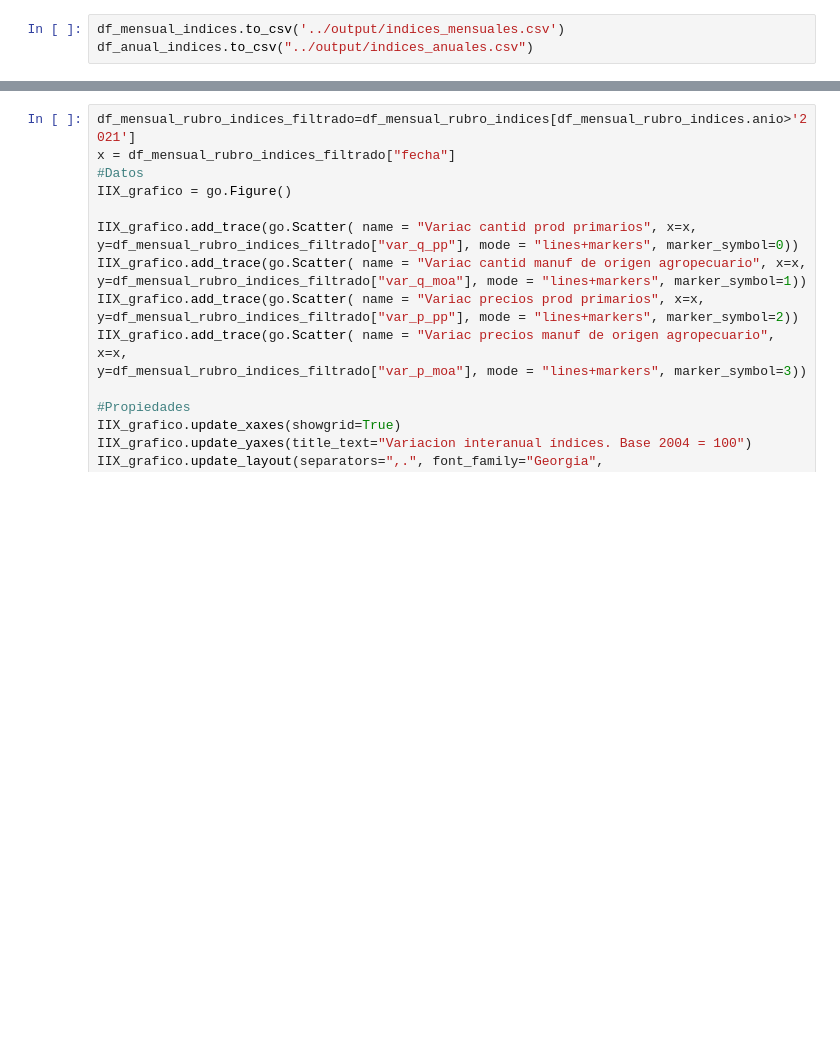
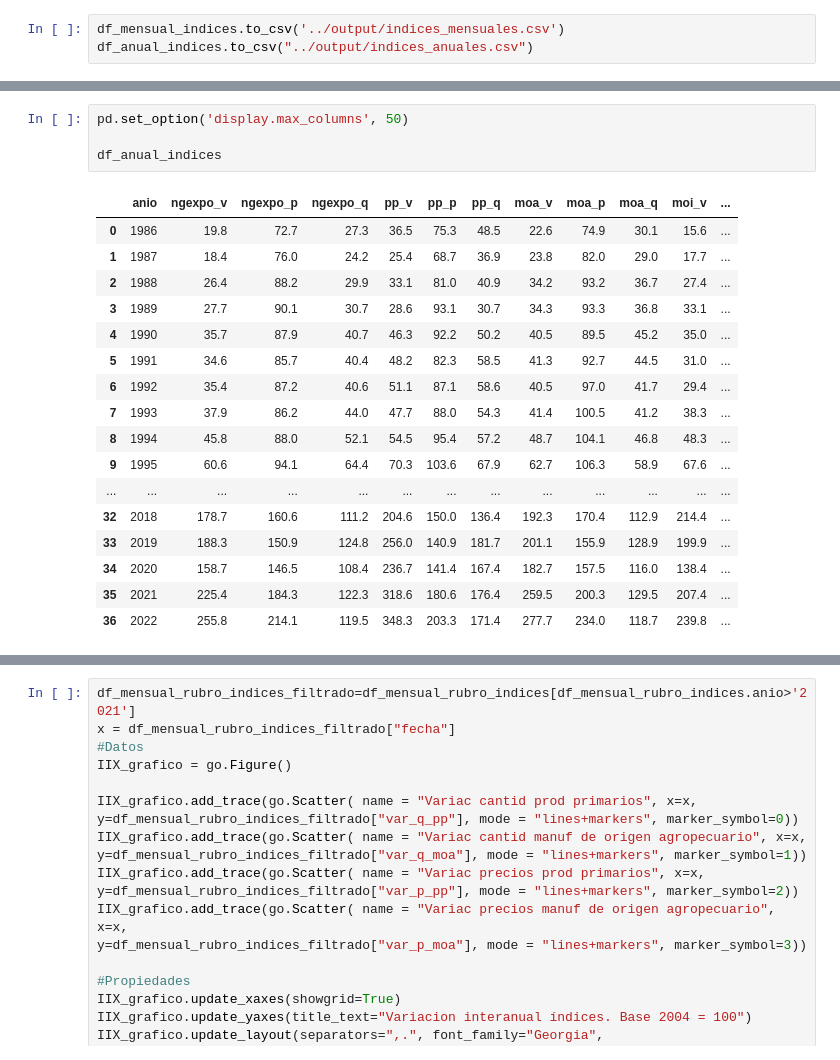
Before and after one commit to MartinBasualdo0/Scrap-indec-comex-python, a Jupyter notebook: jupyter/scrap_indices.ipynb, the cells around one changed output, grey strips where cells are left out. Drawn from its saved outputs; the diff is of its cells as text; blank space fills up the shorter version.

Commit message:
indice cye

```diff
--- a/jupyter/scrap_indices.ipynb
+++ b/jupyter/scrap_indices.ipynb
@@ -182,0 +192,22 @@ df_mensual_rubro_indices.columns
+# %%
+pd.set_option('display.max_columns', 50)
+
+df_anual_indices
+# %% [output]
+|  | anio | ngexpo_v | ngexpo_p | ngexpo_q | pp_v | pp_p | pp_q | moa_v | moa_p | moa_q | moi_v | ... |
+| 0 | 1986 | 19.8 | 72.7 | 27.3 | 36.5 | 75.3 | 48.5 | 22.6 | 74.9 | 30.1 | 15.6 | ... |
+| 1 | 1987 | 18.4 | 76.0 | 24.2 | 25.4 | 68.7 | 36.9 | 23.8 | 82.0 | 29.0 | 17.7 | ... |
+| 2 | 1988 | 26.4 | 88.2 | 29.9 | 33.1 | 81.0 | 40.9 | 34.2 | 93.2 | 36.7 | 27.4 | ... |
+| 3 | 1989 | 27.7 | 90.1 | 30.7 | 28.6 | 93.1 | 30.7 | 34.3 | 93.3 | 36.8 | 33.1 | ... |
+| 4 | 1990 | 35.7 | 87.9 | 40.7 | 46.3 | 92.2 | 50.2 | 40.5 | 89.5 | 45.2 | 35.0 | ... |
+| 5 | 1991 | 34.6 | 85.7 | 40.4 | 48.2 | 82.3 | 58.5 | 41.3 | 92.7 | 44.5 | 31.0 | ... |
+| 6 | 1992 | 35.4 | 87.2 | 40.6 | 51.1 | 87.1 | 58.6 | 40.5 | 97.0 | 41.7 | 29.4 | ... |
+| 7 | 1993 | 37.9 | 86.2 | 44.0 | 47.7 | 88.0 | 54.3 | 41.4 | 100.5 | 41.2 | 38.3 | ... |
+| 8 | 1994 | 45.8 | 88.0 | 52.1 | 54.5 | 95.4 | 57.2 | 48.7 | 104.1 | 46.8 | 48.3 | ... |
+| 9 | 1995 | 60.6 | 94.1 | 64.4 | 70.3 | 103.6 | 67.9 | 62.7 | 106.3 | 58.9 | 67.6 | ... |
+| ... | ... | ... | ... | ... | ... | ... | ... | ... | ... | ... | ... | ... |
+| 32 | 2018 | 178.7 | 160.6 | 111.2 | 204.6 | 150.0 | 136.4 | 192.3 | 170.4 | 112.9 | 214.4 | ... |
+| 33 | 2019 | 188.3 | 150.9 | 124.8 | 256.0 | 140.9 | 181.7 | 201.1 | 155.9 | 128.9 | 199.9 | ... |
+| 34 | 2020 | 158.7 | 146.5 | 108.4 | 236.7 | 141.4 | 167.4 | 182.7 | 157.5 | 116.0 | 138.4 | ... |
+| 35 | 2021 | 225.4 | 184.3 | 122.3 | 318.6 | 180.6 | 176.4 | 259.5 | 200.3 | 129.5 | 207.4 | ... |
+| 36 | 2022 | 255.8 | 214.1 | 119.5 | 348.3 | 203.3 | 171.4 | 277.7 | 234.0 | 118.7 | 239.8 | ... |
```
Also changed, not shown: parts of 4 cells of this notebook.
